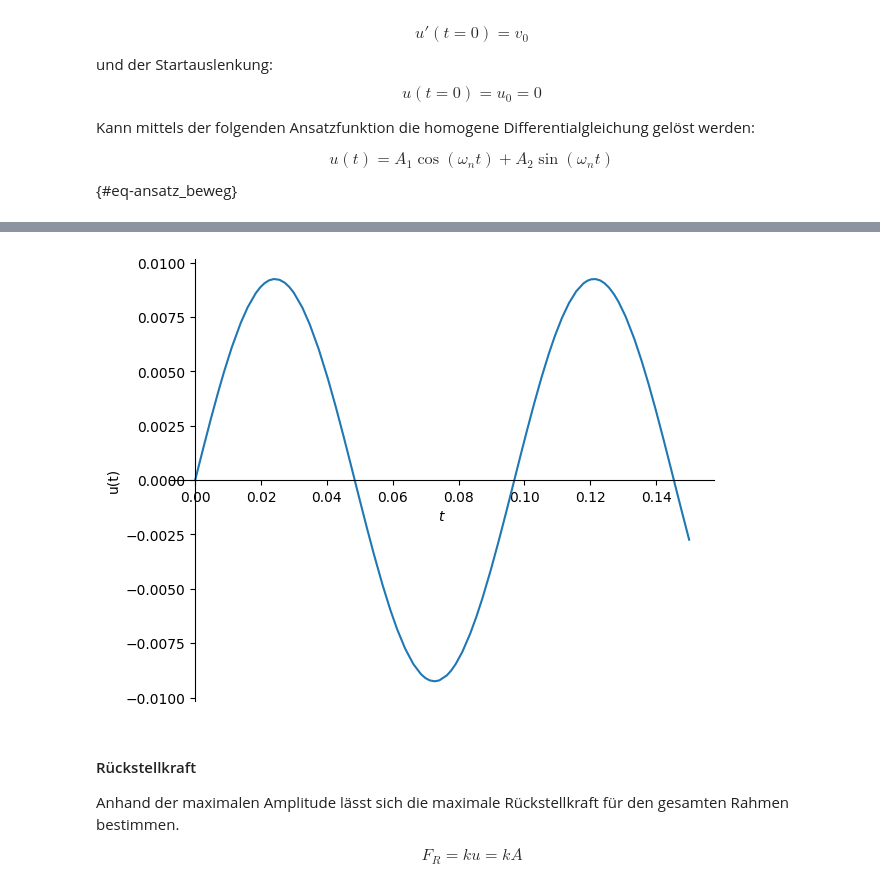
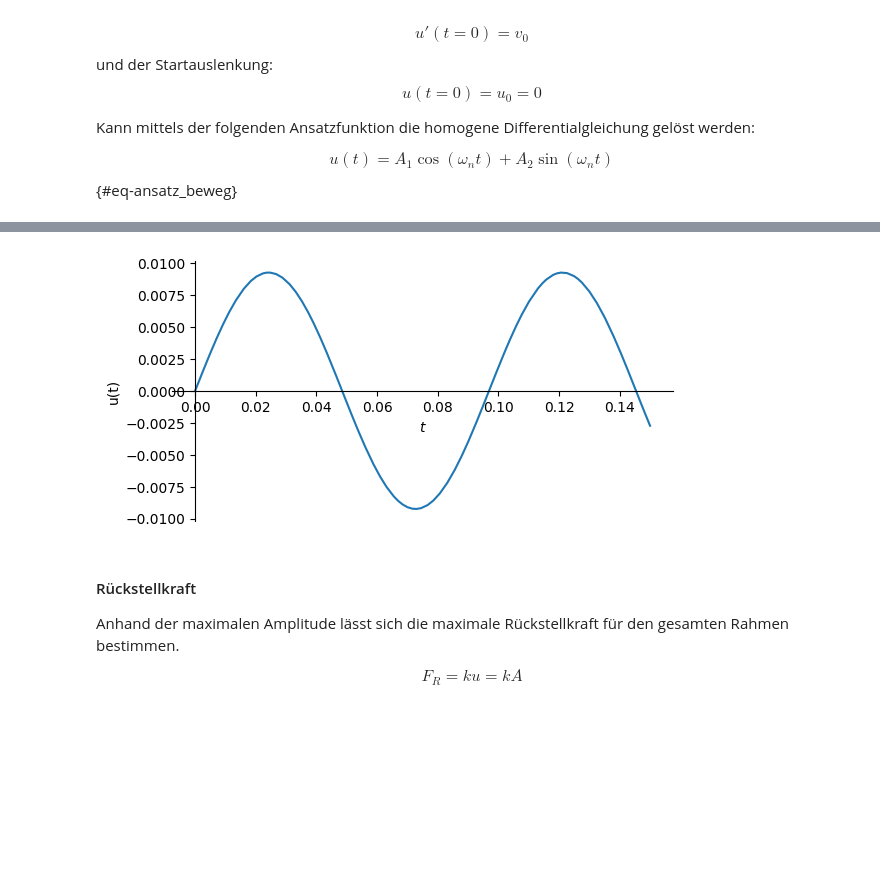
Before and after one commit to PascalGitz/Beispielsammlung, a Jupyter notebook: U2_EMS.ipynb, the cells around one changed output, grey strips where cells are left out. Drawn from its saved outputs; the diff is of its cells as text; code cells hidden in the pictures; blank space fills up the shorter version.

```diff
--- a/U2_EMS.ipynb
+++ b/U2_EMS.ipynb
@@ -338,13 +358,13 @@ u_t.subs(params).simplify().evalf(3)
 # %%
 #| label: fig-bewegungsfunk
 #| fig-cap: "Zeitlicher Verlauf der Auslenkung"
 
 u_t_plot = u_t.subs(params_plot).rhs/unit.N/unit.second
-sp.plot(u_t_plot, (t,0,0.15), ylabel='u(t)')
+sp.plot(u_t_plot, (t,0,0.15), ylabel='u(t)',size=(5.9,3))
 
 plt.show()
 # %% [output]
-[figure, old version]
+[figure, new version]
 # %% [markdown]
 #### Rückstellkraft
 
```
Also changed, not shown: parts of 131 cells of this notebook, 20 other files.
